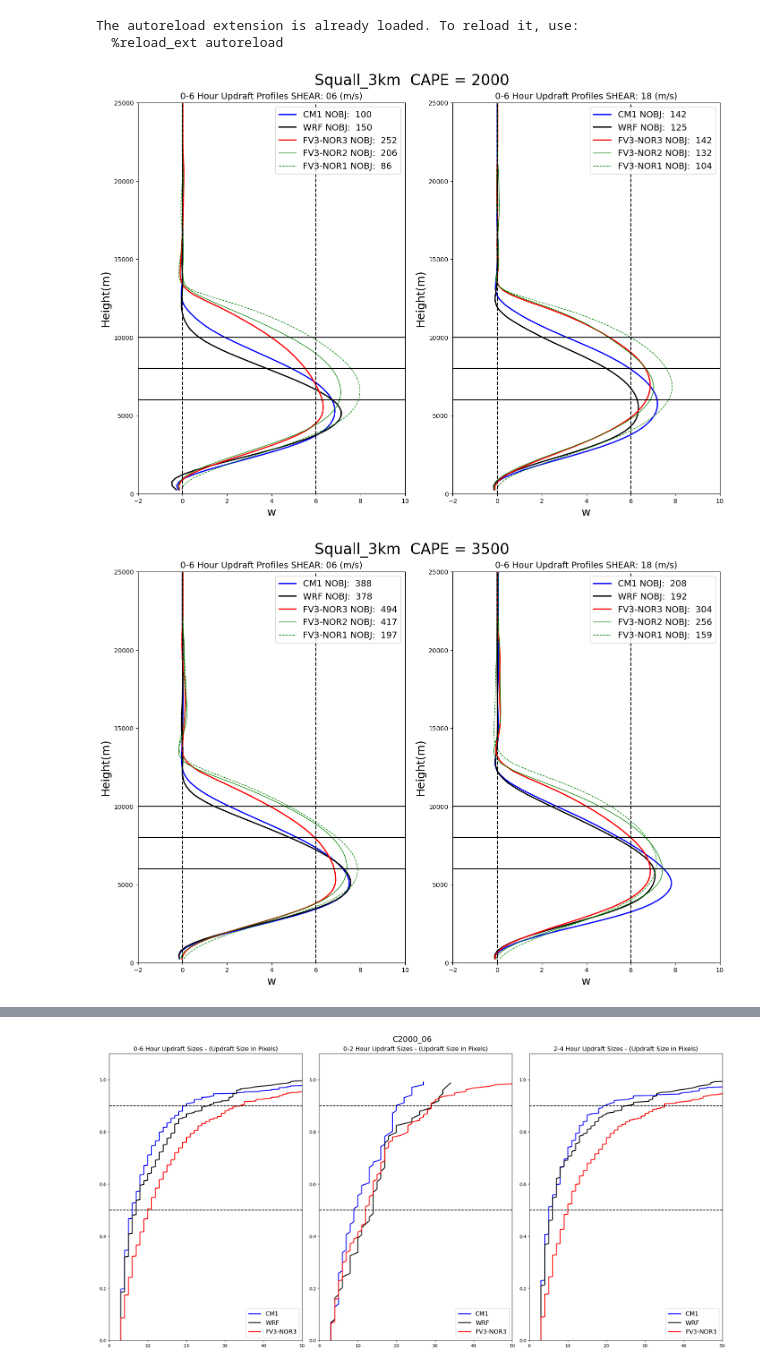
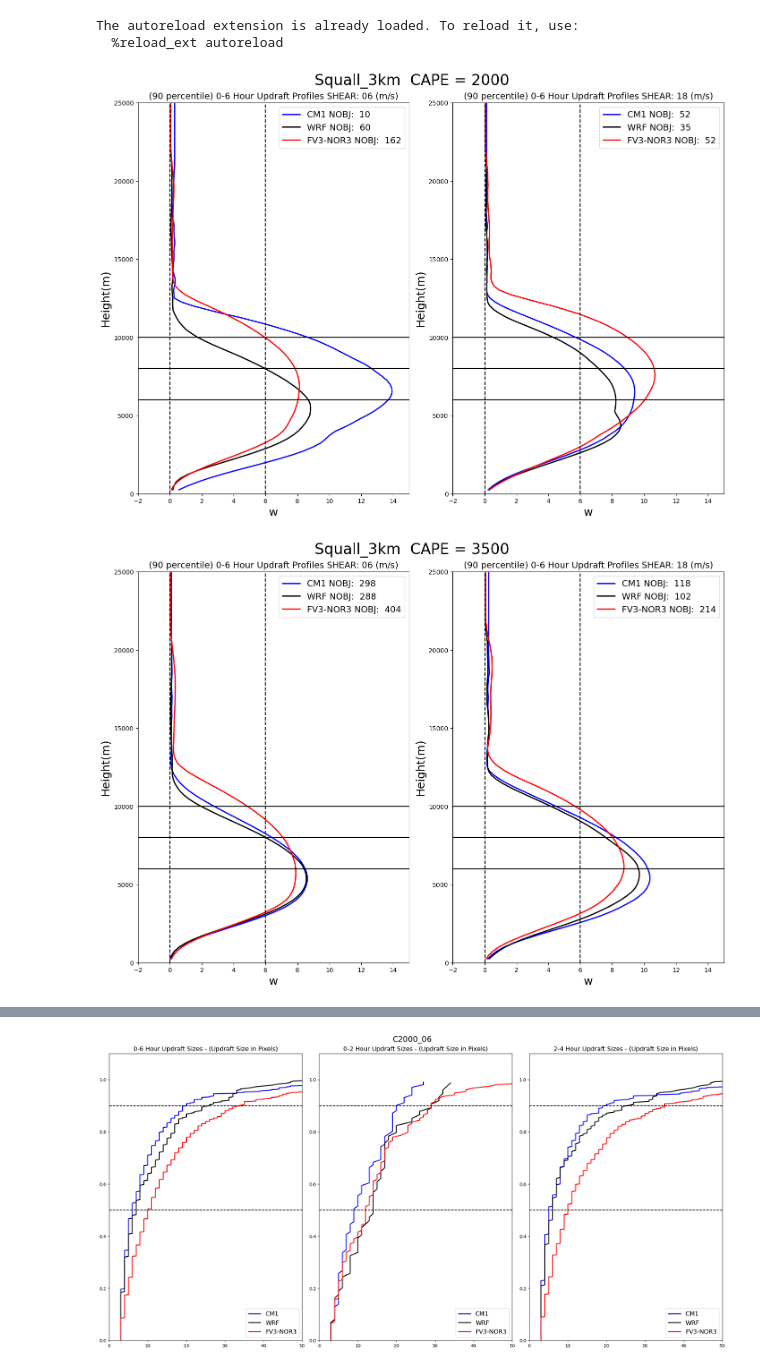
Before and after one commit to louiswicker/CAM_analysis_tools, a Jupyter notebook: ideal_cases/squall_line_profiles_V2.ipynb, the cells around one changed output, grey strips where cells are left out. Cells and saved outputs as stored; diff of their text form; code cells hidden in the pictures.

```diff
--- a/ideal_cases/squall_line_profiles_V2.ipynb
+++ b/ideal_cases/squall_line_profiles_V2.ipynb
@@ -103,20 +120,29 @@ def plot_wprofile_driver(models, variable = 'w', step = [1,16], plabel = ""):
         plt.show()
 # %%
 # Just read stuff back in...
+
+models = { 'cm1': pickle2Obj('profiles/cm1_squall_3km_27Apr.pkl',retObj=False),
+           'wrf': pickle2Obj('profiles/wrf_squall_3km_27Apr.pkl', retObj=False),
+           'solo': pickle2Obj('profiles/solo_squall_3km_27Apr.pkl',retObj=False),
+           # 'solo2': pickle2Obj('profiles/solo_squall_3km_nord2_35dbz_profiles.pkl',retObj=False),
+           # 'solo1': pickle2Obj('profiles/solo_squall_3km_nord1_35dbz_profiles.pkl',retObj=False)
+         }
+
+plot_wprofile_driver(models, plabel = 'Squall_3km', percentile=0.9)
+
+models = { 'cm1': pickle2Obj('profiles/cm1_squall_1km_27Apr.pkl',retObj=False),
+           'wrf': pickle2Obj('profiles/wrf_squall_1km_27Apr.pkl', retObj=False),
+           'solo': pickle2Obj('profiles/solo_squall_1km_27Apr.pkl',retObj=False)
+         }
 
 models = { 'cm1': pickle2Obj('profiles/cm1_squall_3km_35dbz_profiles.pkl',retObj=False),
            'wrf': pickle2Obj('profiles/wrf_squall_3km_35dbz_profiles.pkl', retObj=False),
            'solo': pickle2Obj('profiles/solo_squall_3km_35dbz_profiles.pkl',retObj=False),
-           'solo2': pickle2Obj('profiles/solo_squall_3km_nord2_35dbz_profiles.pkl',retObj=False),
-           'solo1': pickle2Obj('profiles/solo_squall_3km_nord1_35dbz_profiles.pkl',retObj=False) }
+           # 'solo2': pickle2Obj('profiles/solo_squall_3km_nord2_35dbz_profiles.pkl',retObj=False),
+           # 'solo1': pickle2Obj('profiles/solo_squall_3km_nord1_35dbz_profiles.pkl',retObj=False)
+         }
 
-plot_wprofile_driver(models, plabel = 'Squall_3km')
-
-models = { 'cm1': pickle2Obj('profiles/cm1_squall_1km_35dbz_profiles.pkl',retObj=False),
-           'wrf': pickle2Obj('profiles/wrf_squall_1km_35dbz_profiles.pkl', retObj=False),
-           'solo': pickle2Obj('profiles/solo_squall_1km_35dbz_profiles.pkl',retObj=False)}
-
-plot_wprofile_driver(models, plabel = 'Squall_1km')
+plot_wprofile_driver(models, plabel = 'Squall_3km', percentile=0.9)
 # %% [output]
-[figure, old version]
+[figure, new version]
-[figure, old version]
+[figure, new version]
```
Also changed, not shown: parts of 4 cells of this notebook, 5 other files.
